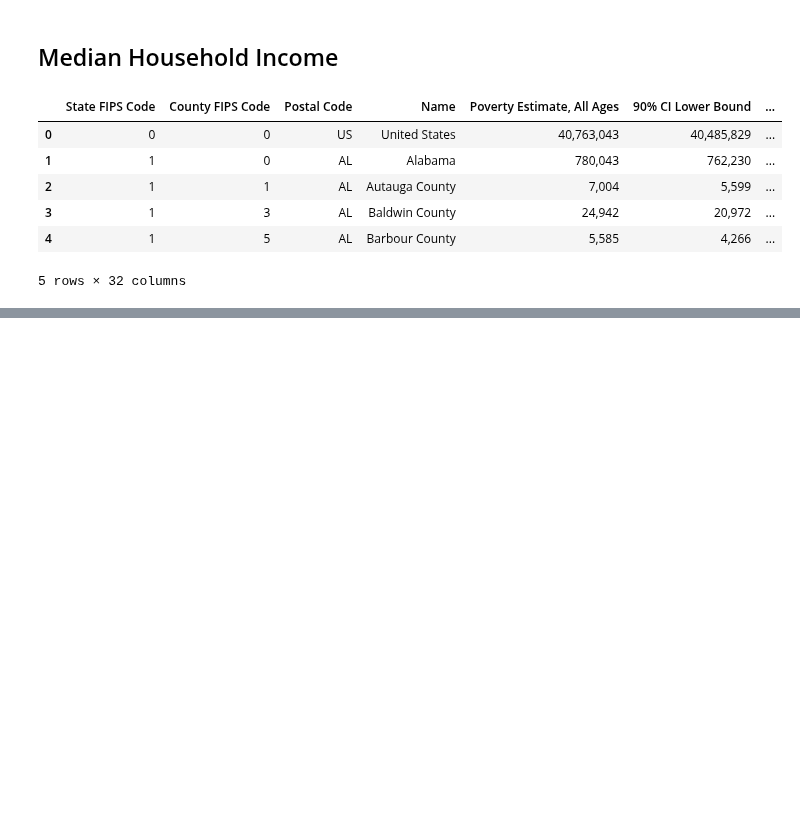
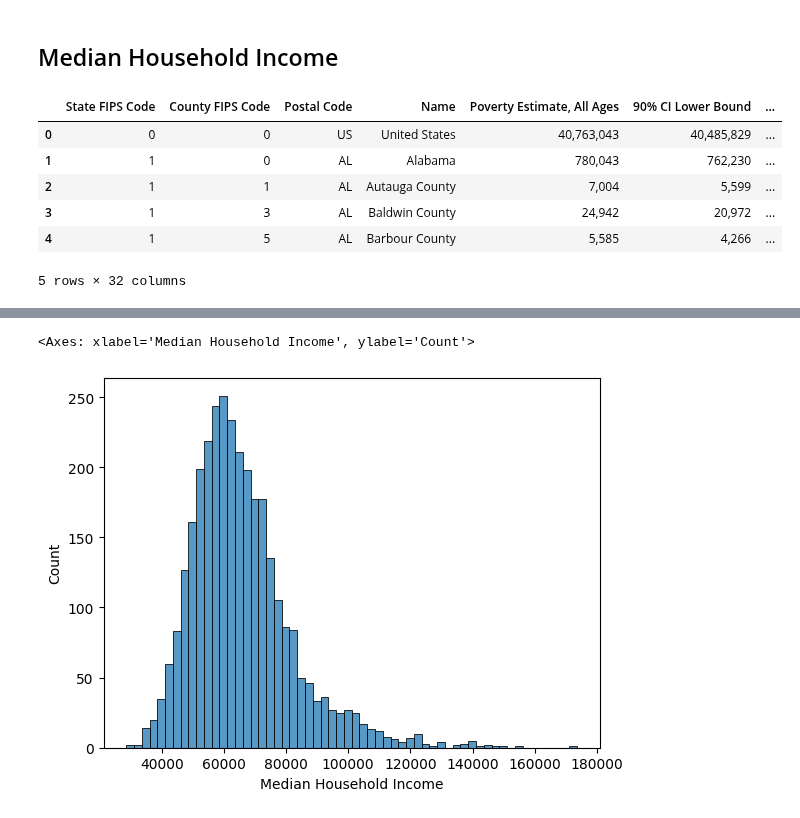
Before and after one commit to tayweid/tayweid.github.io, a Jupyter notebook: econ-0150/parts/part-2-5/Exercise_2_5.ipynb, the cells around one changed output, grey strips where cells are left out. Cells and saved outputs as stored; diff of their text form; code cells hidden in the pictures; blank space fills up the shorter version.

```diff
--- a/econ-0150/parts/part-2-5/Exercise_2_5.ipynb
+++ b/econ-0150/parts/part-2-5/Exercise_2_5.ipynb
@@ -49,0 +69,5 @@ income.head()
+# %%
+sns.histplot(income, x='Median Household Income')
+# %% [output]
+<Axes: xlabel='Median Household Income', ylabel='Count'>
+[figure, added]
```
Also changed, not shown: parts of 7 cells of this notebook, 1 other file.
